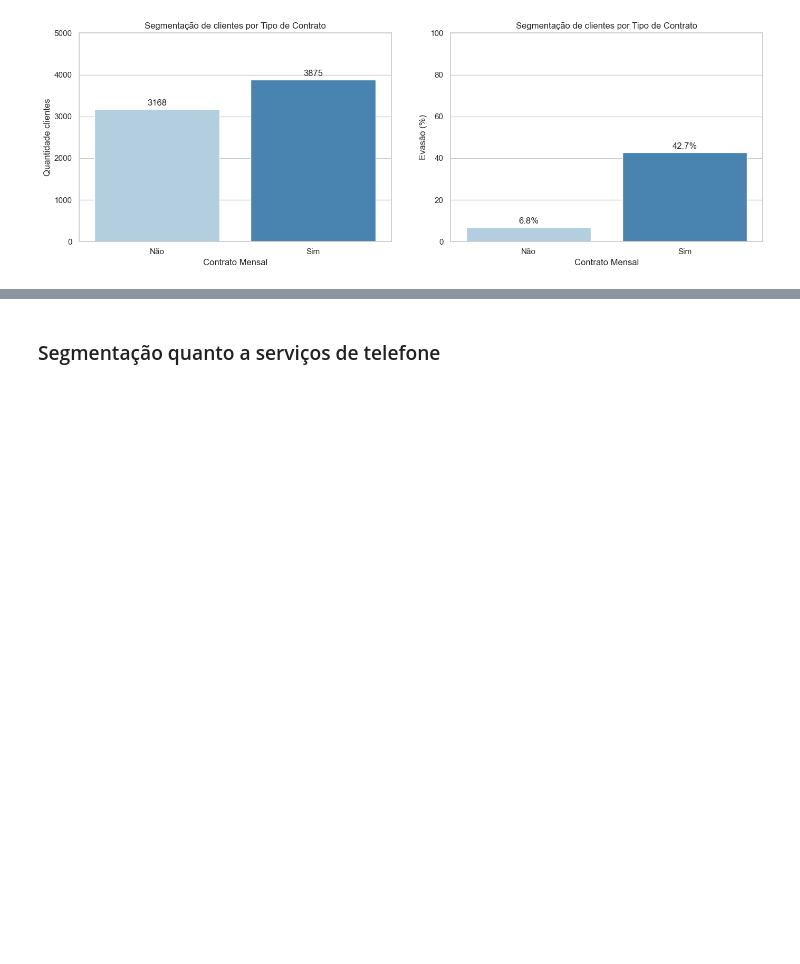
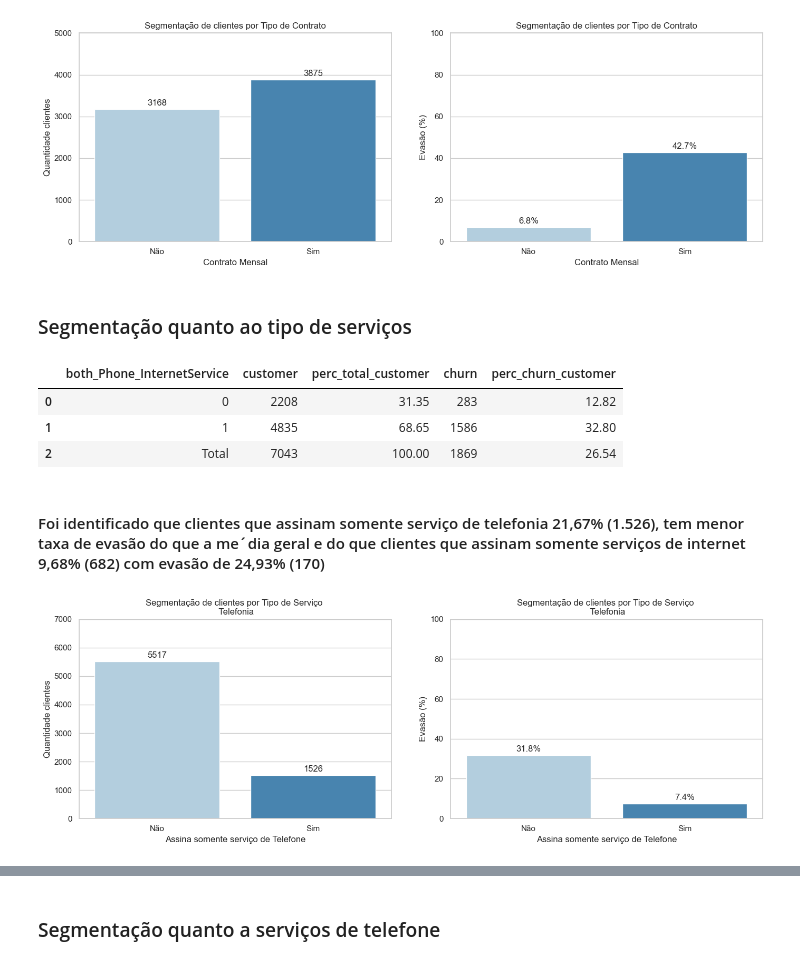
Before and after one commit to jpierre06/challenge2-data-science, a Jupyter notebook: TelecomX_BR.ipynb, the cells around one changed output, grey strips where cells are left out. Cells and saved outputs as stored; diff of their text form; code cells hidden in the pictures; blank space fills up the shorter version.

Commit message:
change: Atualiza análise de Churn
Inclui análise de clientes com assinatura apenas de telefonia ou apenas de internet

```diff
--- a/TelecomX_BR.ipynb
+++ b/TelecomX_BR.ipynb
@@ -623,3 +646,18 @@ ta.graf_barra_customer_churn(df, var_categorica='account_Contract', titulo='Segm
 ta.graf_barra_customer_churn(df, var_categorica='account_Contract_Monthly', titulo='Segmentação de clientes por Tipo de Contrato', x_label='Contrato Mensal', y_label1='Quantidade clientes', y_label2='Evasão (%)', converte_bin=True).show()
 # %% [output]
 [figure]
+# %% [markdown]
+### Segmentação quanto ao tipo de serviços
+# %%
+ta.calcular_percentual_churn_categoria(df, 'both_Phone_InternetService')
+# %% [output]
+|  | both_Phone_InternetService | customer | perc_total_customer | churn | perc_churn_customer |
+| 0 | 0 | 2208 | 31.35 | 283 | 12.82 |
+| 1 | 1 | 4835 | 68.65 | 1586 | 32.80 |
+| 2 | Total | 7043 | 100.00 | 1869 | 26.54 |
+# %% [markdown]
+#### Foi identificado que clientes que assinam somente serviço de telefonia 21,67% (1.526), tem menor taxa de evasão do que a me´dia geral e do que clientes que assinam somente serviços de internet 9,68% (682) com evasão de 24,93% (170)
+# %%
+ta.graf_barra_customer_churn(df, var_categorica='only_PhoneService', titulo='Segmentação de clientes por Tipo de Serviço \n Telefonia', x_label='Assina somente serviço de Telefone', y_label1='Quantidade clientes', y_label2='Evasão (%)', converte_bin=True).show()
+# %% [output]
+[figure, added]
```
Also changed, not shown: parts of 13 cells of this notebook, 1 other file.
